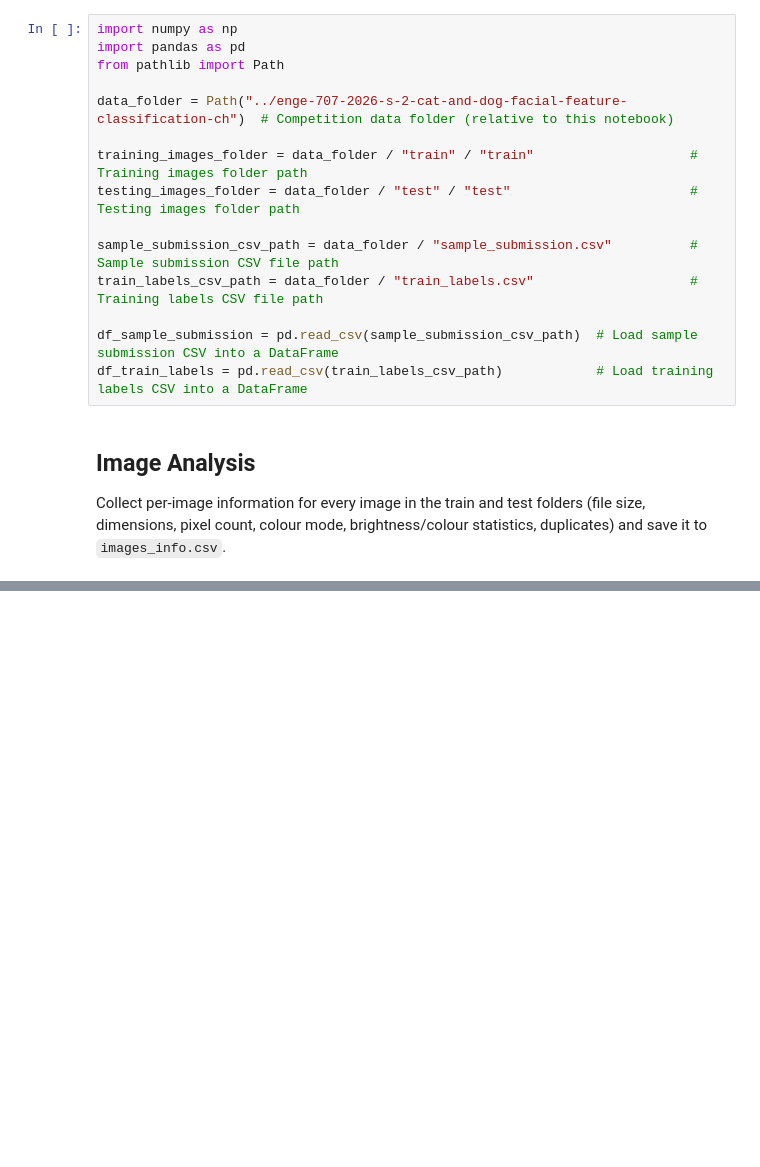
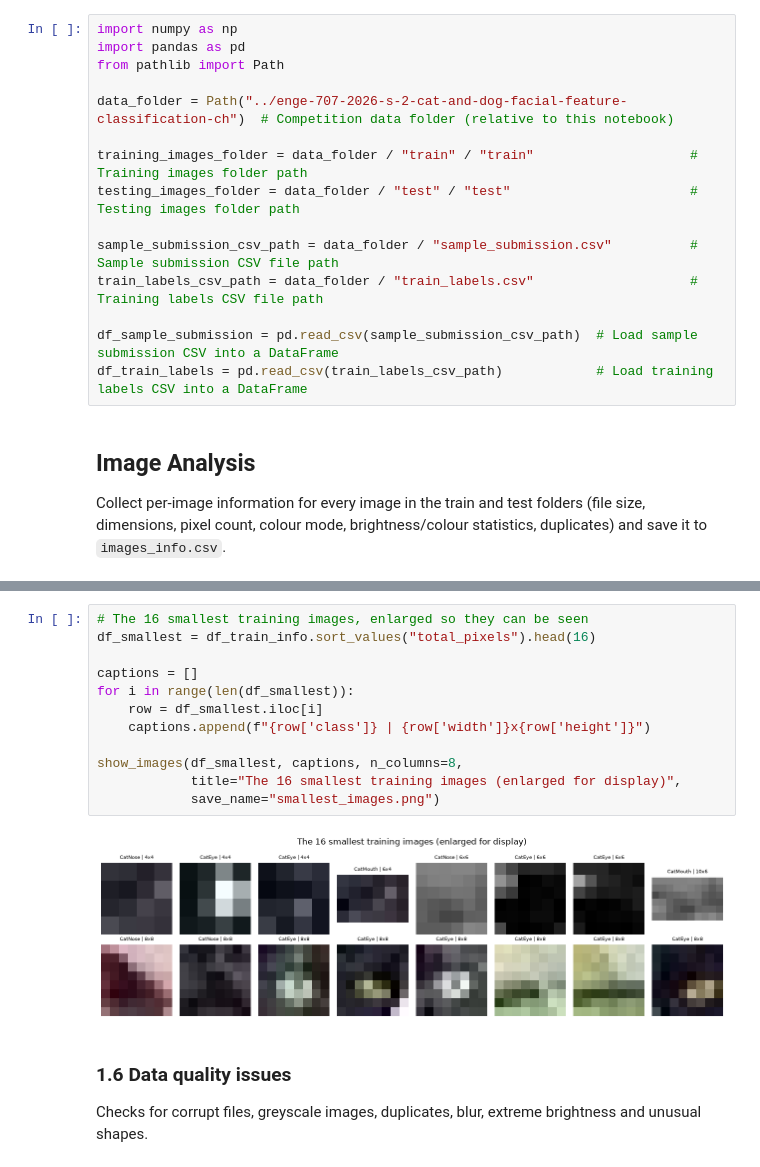
Before and after one commit to josh-sutcliffe-uni/Kaggle-Comp, a Jupyter notebook: kaggle_comp.ipynb, the cells around one changed output, grey strips where cells are left out. Cells and saved outputs as stored; diff of their text form; blank space fills up the shorter version.

```diff
--- a/kaggle_comp.ipynb
+++ b/kaggle_comp.ipynb
@@ -105,0 +497,18 @@ df_images_info.describe()
+# %%
+# The 16 smallest training images, enlarged so they can be seen
+df_smallest = df_train_info.sort_values("total_pixels").head(16)
+
+captions = []
+for i in range(len(df_smallest)):
+    row = df_smallest.iloc[i]
+    captions.append(f"{row['class']} | {row['width']}x{row['height']}")
+
+show_images(df_smallest, captions, n_columns=8,
+            title="The 16 smallest training images (enlarged for display)",
+            save_name="smallest_images.png")
+# %% [output]
+[figure, added]
+# %% [markdown]
+### 1.6 Data quality issues
+
+Checks for corrupt files, greyscale images, duplicates, blur, extreme brightness and unusual shapes.
```
Also changed, not shown: parts of 30 cells of this notebook, 13 other files.
